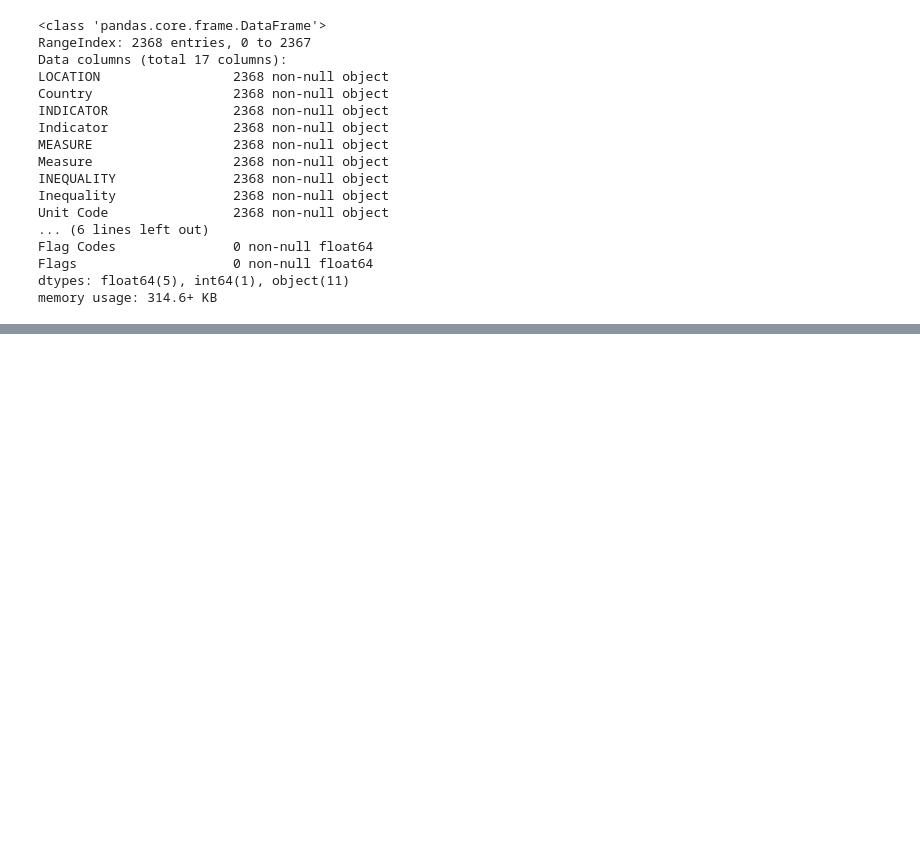
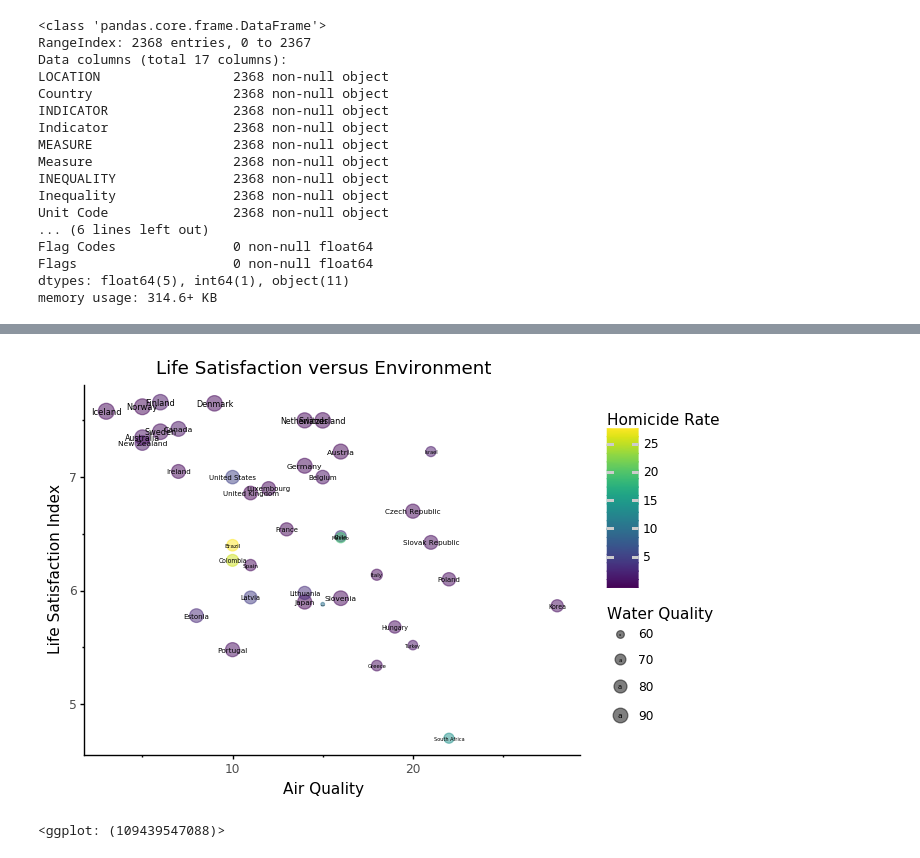
Before and after one commit to ajuni-sohota/DSC550, a Jupyter notebook: FInal/Kinney_DSC550_Final.ipynb, the cells around one changed output, grey strips where cells are left out. Saved outputs shown, nothing was run; the diff lists cells and outputs as text; code cells hidden in the pictures; blank space fills up the shorter version.

```diff
--- a/FInal/Kinney_DSC550_Final.ipynb
+++ b/FInal/Kinney_DSC550_Final.ipynb
@@ -239,3 +314,15 @@ plt.show()
+# %%
+(ggplot(df_table, aes(x='EQ_AIRP', y='SW_LIFS', color='PS_REPH', size='EQ_WATER')) +
+        geom_point(alpha = 0.5) +
+         geom_text(aes(x='EQ_AIRP', y='SW_LIFS', label='country'),
+                  color="black",
+                  data=df_table) +
+        theme_classic() +
+        labs(title="Life Satisfaction versus Environment",x="Air Quality",y="Life Satisfaction Index",size="Water Quality",color="Homicide Rate")
+)
+# %% [output]
+[figure, added]
+<ggplot: (109439547088)>
 # %%
 #set up the figure size
 plt.rcParams['figure.figsize'] = (15, 7)
```
Also changed, not shown: parts of 32 cells of this notebook, 1 other file.
